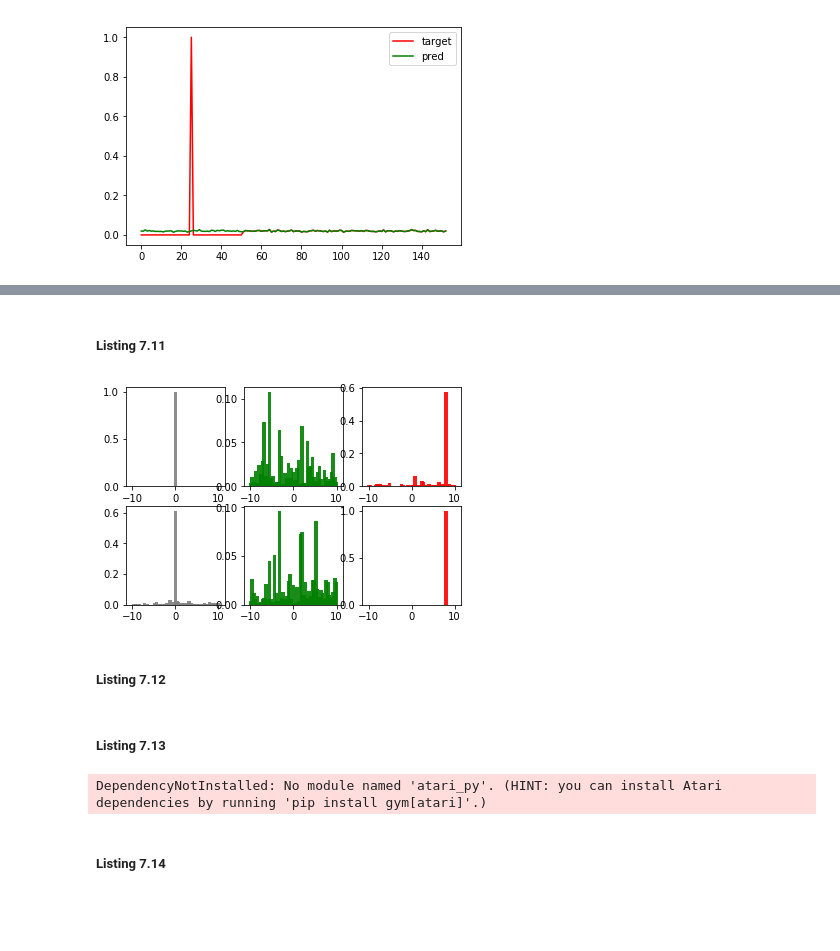
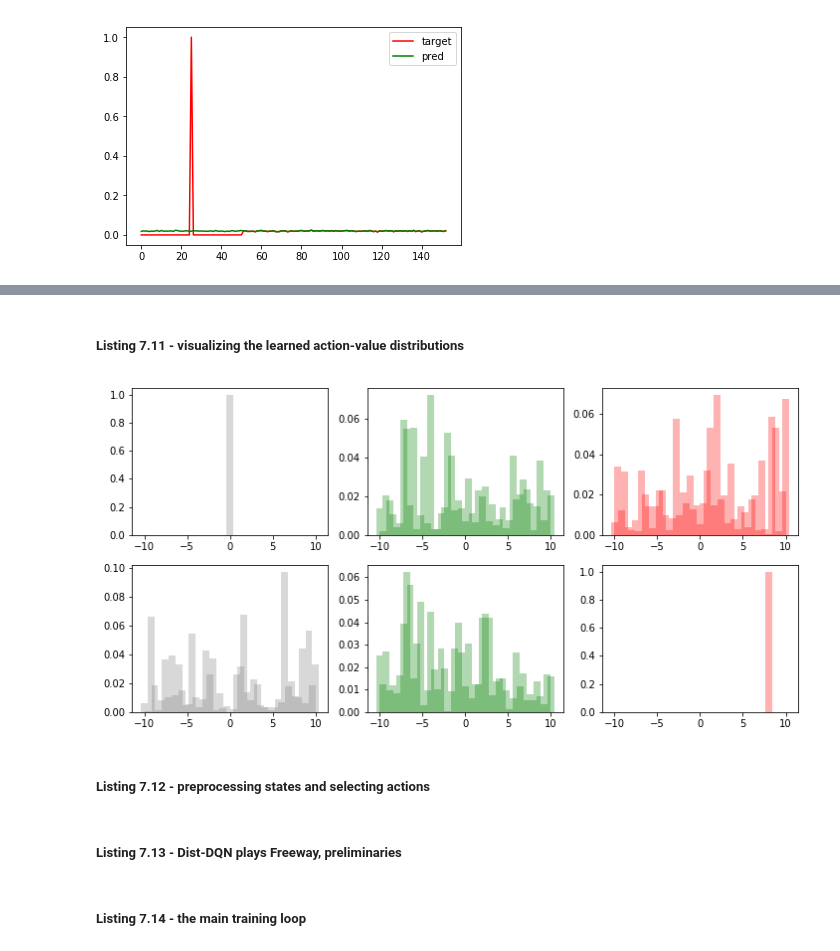
Before and after one commit to sungjinnam/DeepReinforcementLearningInAction, a Jupyter notebook: Chapter 7/Ch7_book.ipynb, the cells around one changed output, grey strips where cells are left out. Saved outputs shown, nothing was run; the diff lists cells and outputs as text; code cells hidden in the pictures; blank space fills up the shorter version.

Commit message:
error at listing 7.14
????

```diff
--- a/Chapter 7/Ch7_book.ipynb
+++ b/Chapter 7/Ch7_book.ipynb
@@ -226,20 +258,21 @@ plt.plot(losses)
 # %% [markdown]
-##### Listing 7.11
+##### Listing 7.11 - visualizing the learned action-value distributions
 # %%
 tpred = pred_batch
 cs = ['gray','green','red']
 num_batch = 2
 labels = ['Action {}'.format(i,) for i in range(aspace)]
-fig,ax = plt.subplots(nrows=num_batch,ncols=aspace)
+fig,ax = plt.subplots(nrows=num_batch, ncols=aspace, figsize=(12, 6))
 
-for j in range(num_batch): #A
-    for i in range(tpred.shape[1]): #B
-        ax[j,i].bar(support.data.numpy(),tpred[j,i,:].data.numpy(),\
-                label='Action {}'.format(i),alpha=0.9,color=cs[i])
+for j in range(num_batch): #1: loops through experiences in batch
+    for i in range(tpred.shape[1]): #2: loops through each action
+        ax[j,i].bar(support.data.numpy(), tpred[j,i,:].data.numpy(),
+                    label='Action {}'.format(i),
+                    alpha=0.3, color=cs[i])
 # %% [output]
-[figure, old version]
+[figure, new version]
 # %% [markdown]
-##### Listing 7.12
+##### Listing 7.12 - preprocessing states and selecting actions
 # %%
 def preproc_state(state):
     p_state = torch.from_numpy(state).unsqueeze(dim=0).float()
@@ -255,44 +288,47 @@ def get_action(dist,support):
     actions = torch.Tensor(actions).int()
     return actions
 # %% [markdown]
-##### Listing 7.13
+##### Listing 7.13 - Dist-DQN plays Freeway, preliminaries
 # %%
+import numpy as np
+import matplotlib.pyplot as plt
+import torch
 import gym
 from collections import deque
-env = gym.make('Freeway-ram-v0')
+env = gym.make("Freeway-ram-v0")
 aspace = 3
 env.env.get_action_meanings()
 
-vmin,vmax = -10,10
+vmin, vmax = -10, 10
 replay_size = 200
 batch_size = 50
 nsup = 51
-dz = (vmax - vmin) / (nsup-1)
-support = torch.linspace(vmin,vmax,nsup)
+dz = (vmax - vmin) / (nsup - 1)
+# support = torch.linspace(vmin, vmax, nsup)
+support = np.linspace(vmin, vmax, nsup)
+support = torch.from_numpy(support)
 
-replay = deque(maxlen=replay_size) #A
-lr = 0.0001 #B
-gamma = 0.1 #C
-epochs = 1300
-eps = 0.20 #D starting epsilon for epsilon-greedy policy
-eps_min = 0.05 #E ending epsilon
-priority_level = 5 #F
-update_freq = 25 #G
+
+replay = deque(maxlen=replay_size) #1: experience replay buffer using the deque data structure
+lr = 0.0001 #2: learning rate
+gamma = 0.1 #3: discount factor
+epochs = 1300 #4: starting epsilon for epsilon-greedy policy
+eps = 0.20 #5: ending/minimum epsilon
+eps_min = 0.05
+priority_level = 5 # prioritized-replay; duplicates highly informative experiences in the replay this many times
+update_freq = 25 # 6: updates the target network every 25 times
 
 #Initialize DQN parameter vector
-tot_params = 128*100 + 25*100 + aspace*25*51  #H
-theta = torch.randn(tot_params)/10. #I
-theta.requires_grad=True
-theta_2 = theta.detach().clone() #J
-
+tot_params = 128*100 + 25*100 + aspace*25*51  #7: the total number of parameters for Dist-DQN
+theta = torch.randn(tot_params)/10.  #8: randomly initilaizes parameters for Dist-DQN
+theta.requires_grad = True
+theta_2 = theta.detach().clone()  #9: initializes parameters for target network
 losses = []
-cum_rewards = [] #K
+cum_rewards = []
 renders = []
 state = preproc_state(env.reset())
-# %% [output]
-DependencyNotInstalled: No module named 'atari_py'. (HINT: you can install Atari dependencies by running 'pip install gym[atari]'.)
 # %% [markdown]
-##### Listing 7.14
+##### Listing 7.14 - the main training loop
 # %%
 from random import shuffle
 for i in range(epochs):
```
Also changed, not shown: parts of 14 cells of this notebook.
